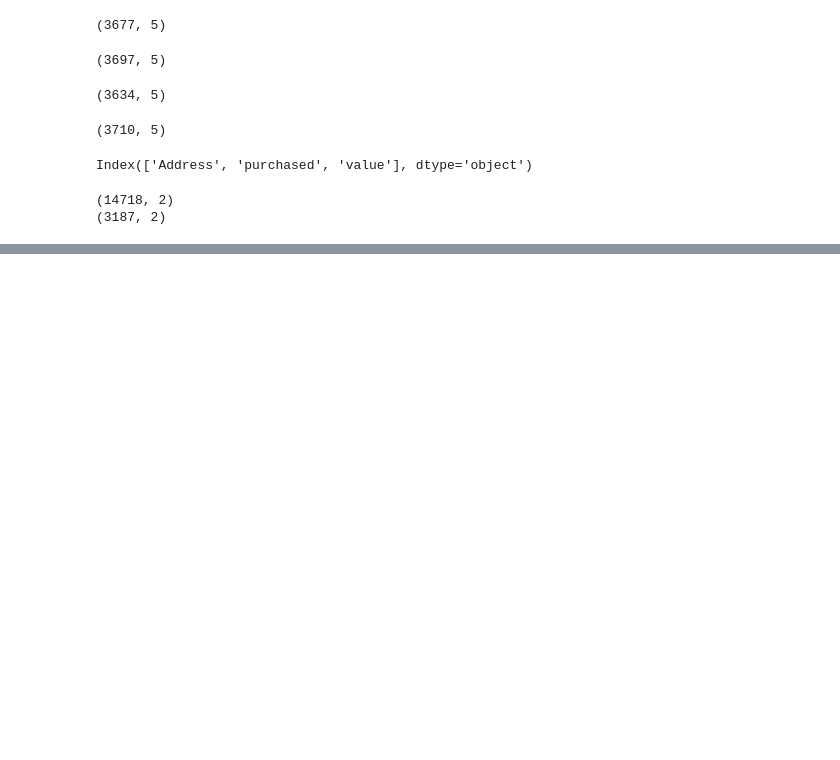
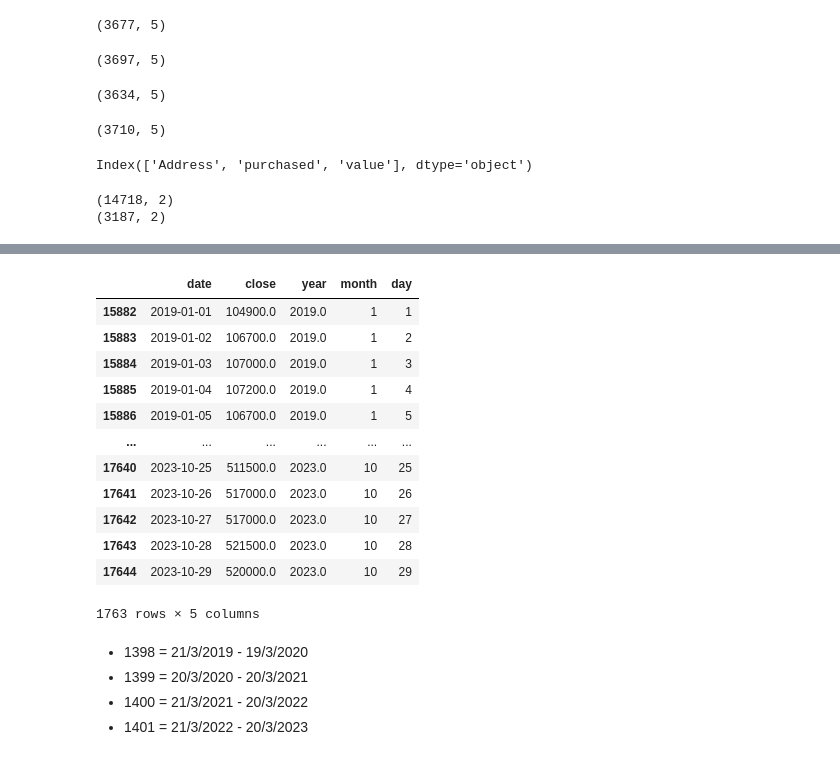
Before and after one commit to AmirmahdiGolahmar/Iranian_HEIS, a Jupyter notebook: data/zeinab_notebook.ipynb, the cells around one changed output, grey strips where cells are left out. Cells and saved outputs as stored; diff of their text form; code cells hidden in the pictures; blank space fills up the shorter version.

```diff
--- a/data/zeinab_notebook.ipynb
+++ b/data/zeinab_notebook.ipynb
@@ -405,0 +485,19 @@ all_r.to_csv('all_r.csv', encoding='utf-8', index=False)
+# %%
+dollar.year = dollar.year[dollar.year > 2018]
+dollar = dollar[~dollar.year.isna()]
+# %%
+dollar
+# %% [output]
+|  | date | close | year | month | day |
+| 15882 | 2019-01-01 | 104900.0 | 2019.0 | 1 | 1 |
+| 15883 | 2019-01-02 | 106700.0 | 2019.0 | 1 | 2 |
+| 15884 | 2019-01-03 | 107000.0 | 2019.0 | 1 | 3 |
+| 15885 | 2019-01-04 | 107200.0 | 2019.0 | 1 | 4 |
+| 15886 | 2019-01-05 | 106700.0 | 2019.0 | 1 | 5 |
+| ... | ... | ... | ... | ... | ... |
+| 17640 | 2023-10-25 | 511500.0 | 2023.0 | 10 | 25 |
+| 17641 | 2023-10-26 | 517000.0 | 2023.0 | 10 | 26 |
+| 17642 | 2023-10-27 | 517000.0 | 2023.0 | 10 | 27 |
+| 17643 | 2023-10-28 | 521500.0 | 2023.0 | 10 | 28 |
+| 17644 | 2023-10-29 | 520000.0 | 2023.0 | 10 | 29 |
+1763 rows × 5 columns
@@ -405,0 +510,5 @@ all_r.to_csv('all_r.csv', encoding='utf-8', index=False)
+# %% [markdown]
+- 1398 = 21/3/2019 - 19/3/2020
+- 1399 = 20/3/2020 - 20/3/2021
+- 1400 = 21/3/2021 - 20/3/2022
+- 1401 = 21/3/2022 - 20/3/2023
```
Also changed, not shown: parts of 25 cells of this notebook.
